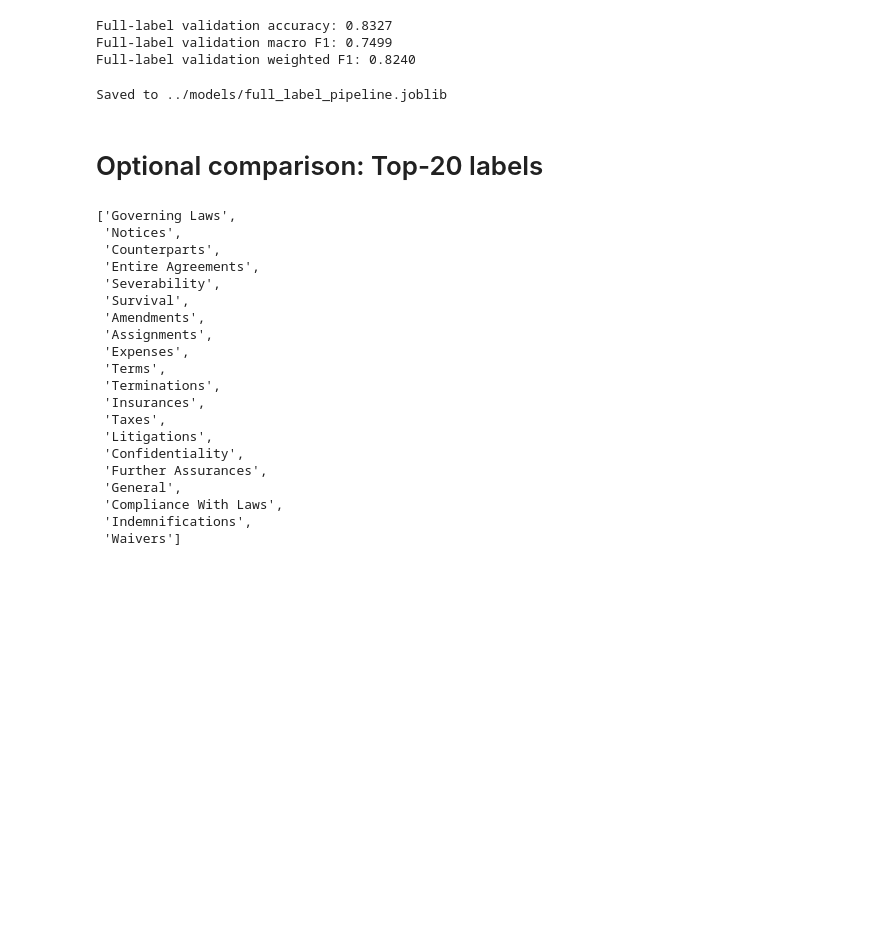
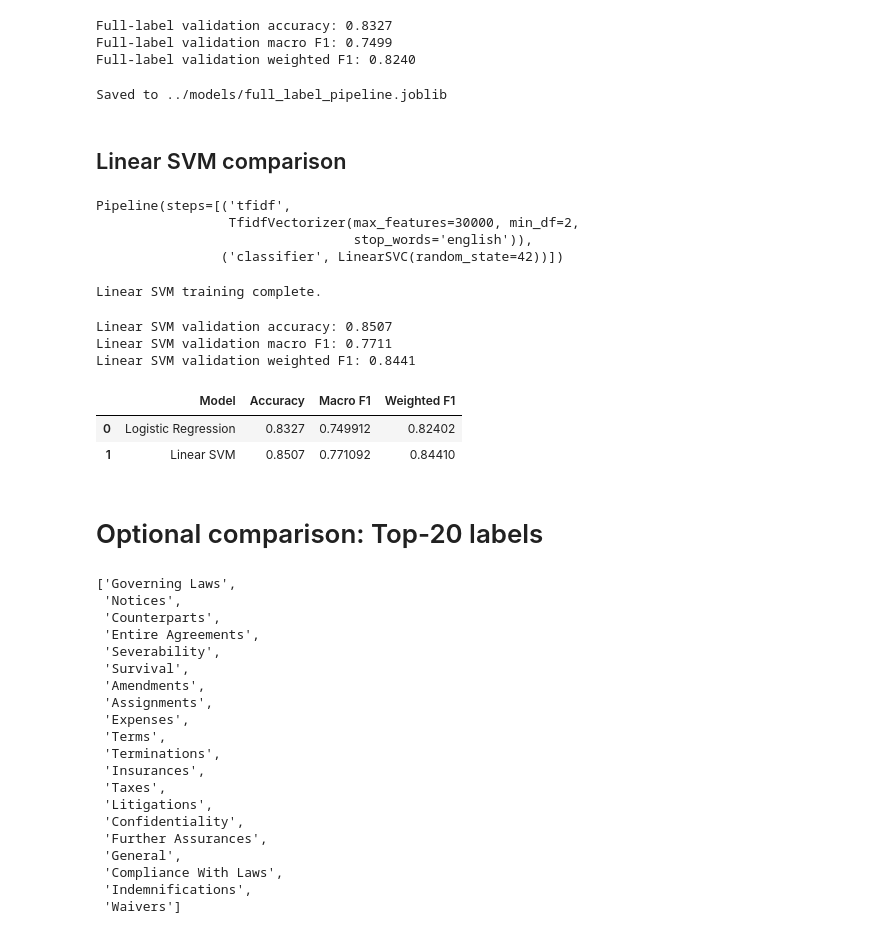
Before and after one commit to lkepli/BrickLawyer, a Jupyter notebook: notebooks/02_baseline_model.ipynb, the cells around one changed output. Saved outputs shown, nothing was run; the diff lists cells and outputs as text; code cells hidden in the pictures; blank space fills up the shorter version.

Commit message:
Add Linear SVM comparison

```diff
--- a/notebooks/02_baseline_model.ipynb
+++ b/notebooks/02_baseline_model.ipynb
@@ -115,6 +116,84 @@ joblib.dump(
 print("Saved to ../models/full_label_pipeline.joblib")
 # %% [output]
 Saved to ../models/full_label_pipeline.joblib
+# %% [markdown]
+## Linear SVM comparison
+# %%
+svm_pipeline = Pipeline([
+    (
+        "tfidf",
+        TfidfVectorizer(
+            lowercase=True,
+            stop_words="english",
+            min_df=2,
+            max_features=30000
+        )
+    ),
+    (
+        "classifier",
+        LinearSVC(random_state=42)
+    )
+])
+
+svm_pipeline
+# %% [output]
+Pipeline(steps=[('tfidf',
+                 TfidfVectorizer(max_features=30000, min_df=2,
+                                 stop_words='english')),
+                ('classifier', LinearSVC(random_state=42))])
+# %%
+svm_pipeline.fit(X_train_full, y_train_full)
+
+print("Linear SVM training complete.")
+# %% [output]
+Linear SVM training complete.
+# %%
+y_val_pred_svm = svm_pipeline.predict(X_val_full)
+
+svm_accuracy = accuracy_score(y_val_full, y_val_pred_svm)
+svm_macro_f1 = f1_score(
+    y_val_full,
+    y_val_pred_svm,
+    average="macro"
+)
+svm_weighted_f1 = f1_score(
+    y_val_full,
+    y_val_pred_svm,
+    average="weighted"
+)
+
+print(f"Linear SVM validation accuracy: {svm_accuracy:.4f}")
+print(f"Linear SVM validation macro F1: {svm_macro_f1:.4f}")
+print(f"Linear SVM validation weighted F1: {svm_weighted_f1:.4f}")
+# %% [output]
+Linear SVM validation accuracy: 0.8507
+Linear SVM validation macro F1: 0.7711
+Linear SVM validation weighted F1: 0.8441
+# %%
+comparison = pd.DataFrame({
+    "Model": [
+        "Logistic Regression",
+        "Linear SVM"
+    ],
+    "Accuracy": [
+        full_accuracy,
+        svm_accuracy
+    ],
+    "Macro F1": [
+        full_macro_f1,
+        svm_macro_f1
+    ],
+    "Weighted F1": [
+        full_weighted_f1,
+        svm_weighted_f1
+    ]
+})
+
+comparison
+# %% [output]
+|  | Model | Accuracy | Macro F1 | Weighted F1 |
+| 0 | Logistic Regression | 0.8327 | 0.749912 | 0.82402 |
+| 1 | Linear SVM | 0.8507 | 0.771092 | 0.84410 |
 # %% [markdown]
 # Optional comparison: Top-20 labels
 # %%
```
Also changed, not shown: parts of 1 cell of this notebook.
